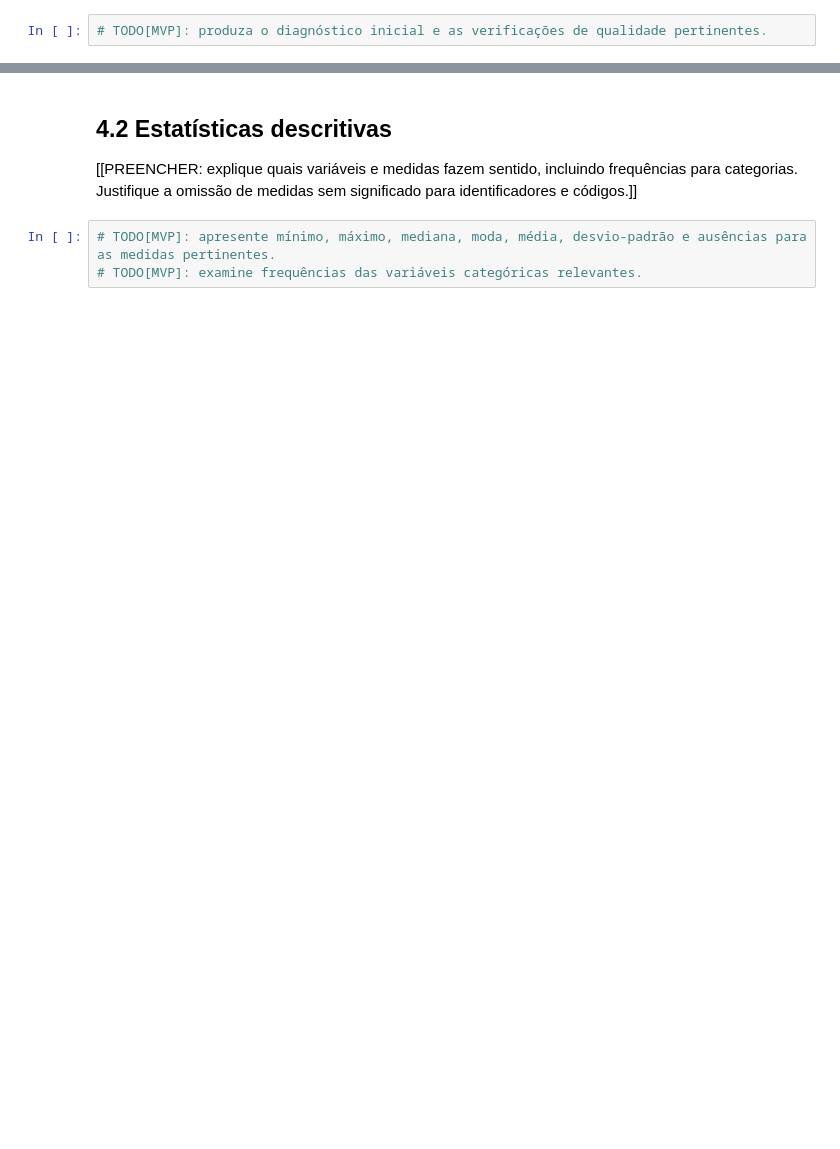
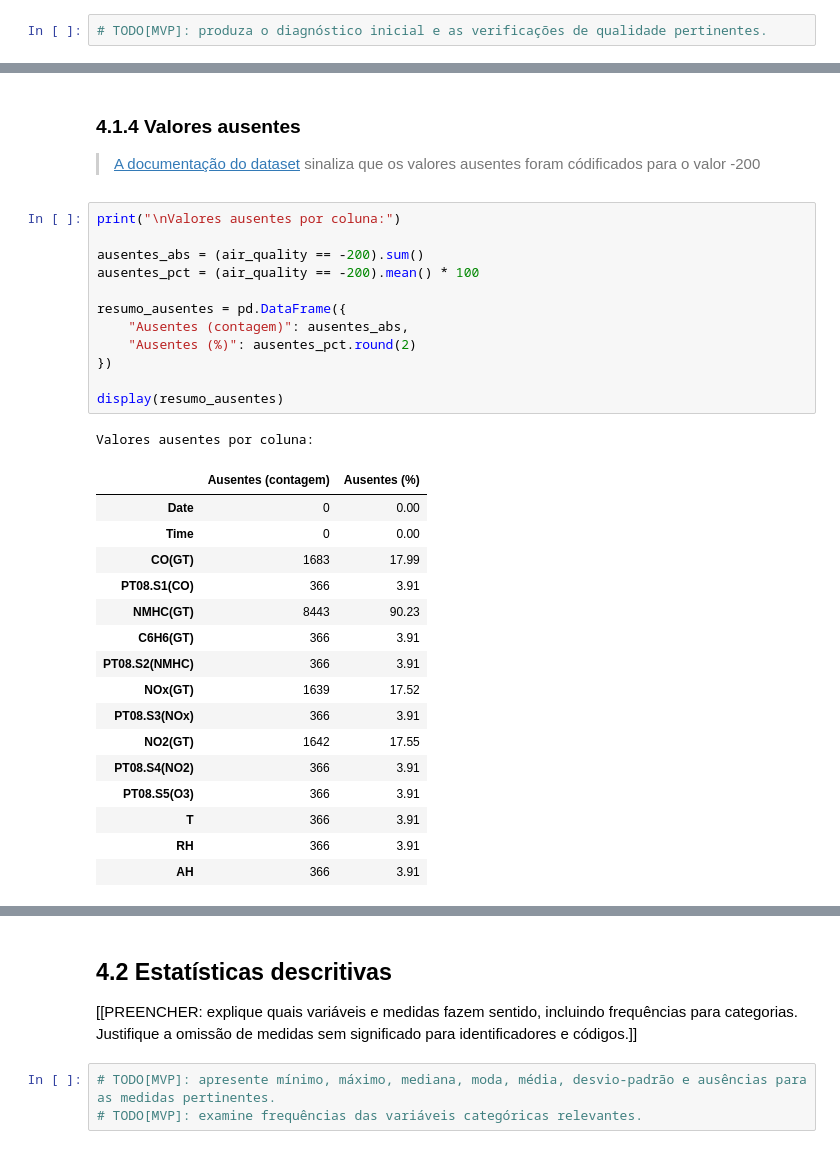
Before and after one commit to pedrovsbenevides/mvp_dataanalysis_pucrio, a Jupyter notebook: MVP_Análise_de_Dados_e_Boas_Práticas.ipynb, the cells around one changed output, grey strips where cells are left out. Drawn from its saved outputs; the diff is of its cells as text; blank space fills up the shorter version.

```diff
--- a/MVP_Análise_de_Dados_e_Boas_Práticas.ipynb
+++ b/MVP_Análise_de_Dados_e_Boas_Práticas.ipynb
@@ -75,0 +188,34 @@ for pacote in ("pandas", "numpy", "matplotlib", "seaborn", "scikit-learn"):
+# %% [markdown]
+### 4.1.4 Valores ausentes
+
+> [A documentação do dataset](https://archive.ics.uci.edu/dataset/360/air+quality) sinaliza que os valores ausentes foram códificados para o valor -200
+# %%
+print("\nValores ausentes por coluna:")
+
+ausentes_abs = (air_quality == -200).sum()
+ausentes_pct = (air_quality == -200).mean() * 100
+
+resumo_ausentes = pd.DataFrame({
+    "Ausentes (contagem)": ausentes_abs,
+    "Ausentes (%)": ausentes_pct.round(2)
+})
+
+display(resumo_ausentes)
+# %% [output]
+Valores ausentes por coluna:
+|  | Ausentes (contagem) | Ausentes (%) |
+| Date | 0 | 0.00 |
+| Time | 0 | 0.00 |
+| CO(GT) | 1683 | 17.99 |
+| PT08.S1(CO) | 366 | 3.91 |
+| NMHC(GT) | 8443 | 90.23 |
+| C6H6(GT) | 366 | 3.91 |
+| PT08.S2(NMHC) | 366 | 3.91 |
+| NOx(GT) | 1639 | 17.52 |
+| PT08.S3(NOx) | 366 | 3.91 |
+| NO2(GT) | 1642 | 17.55 |
+| PT08.S4(NO2) | 366 | 3.91 |
+| PT08.S5(O3) | 366 | 3.91 |
+| T | 366 | 3.91 |
+| RH | 366 | 3.91 |
+| AH | 366 | 3.91 |
```
Also changed, not shown: parts of 29 cells of this notebook.
